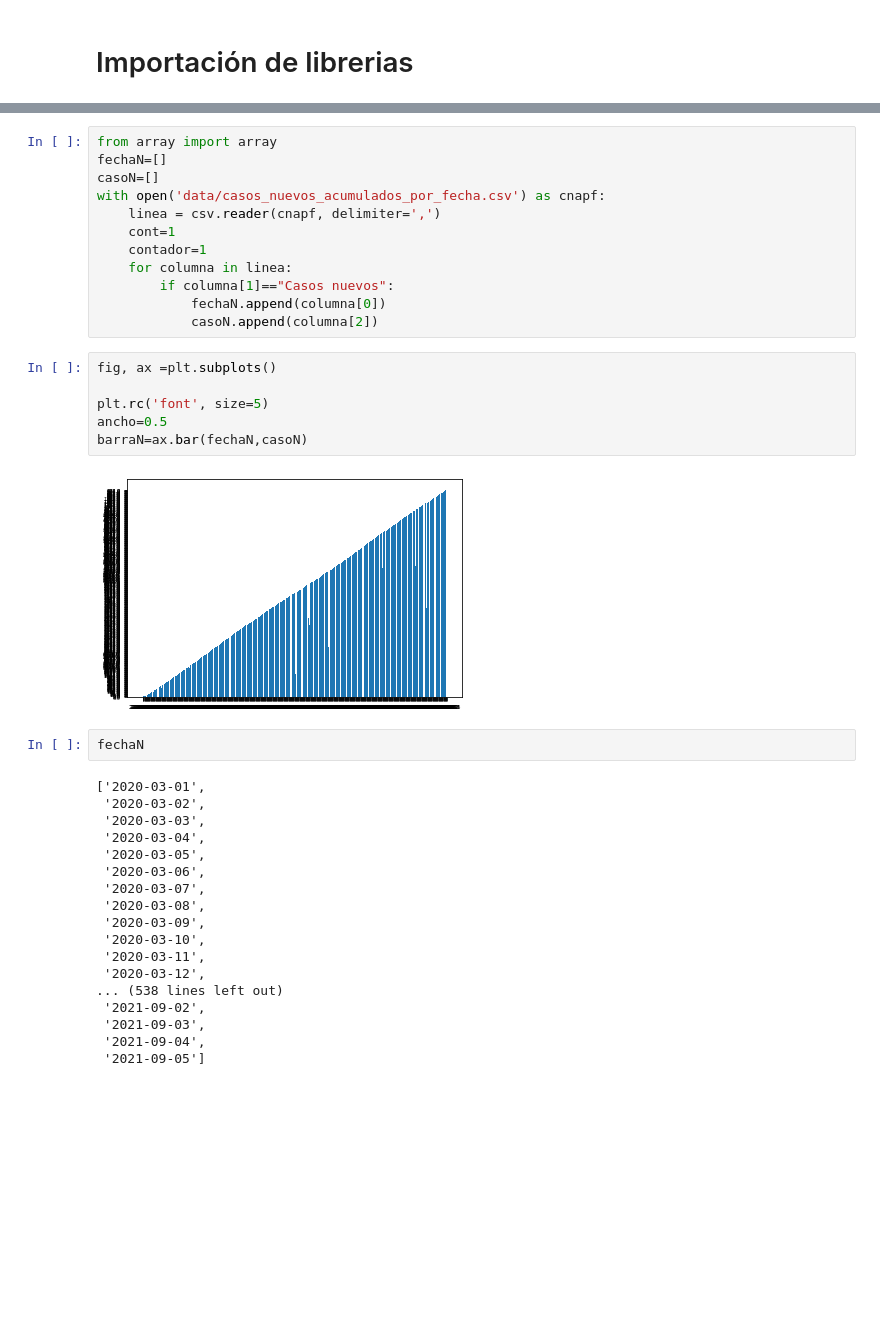
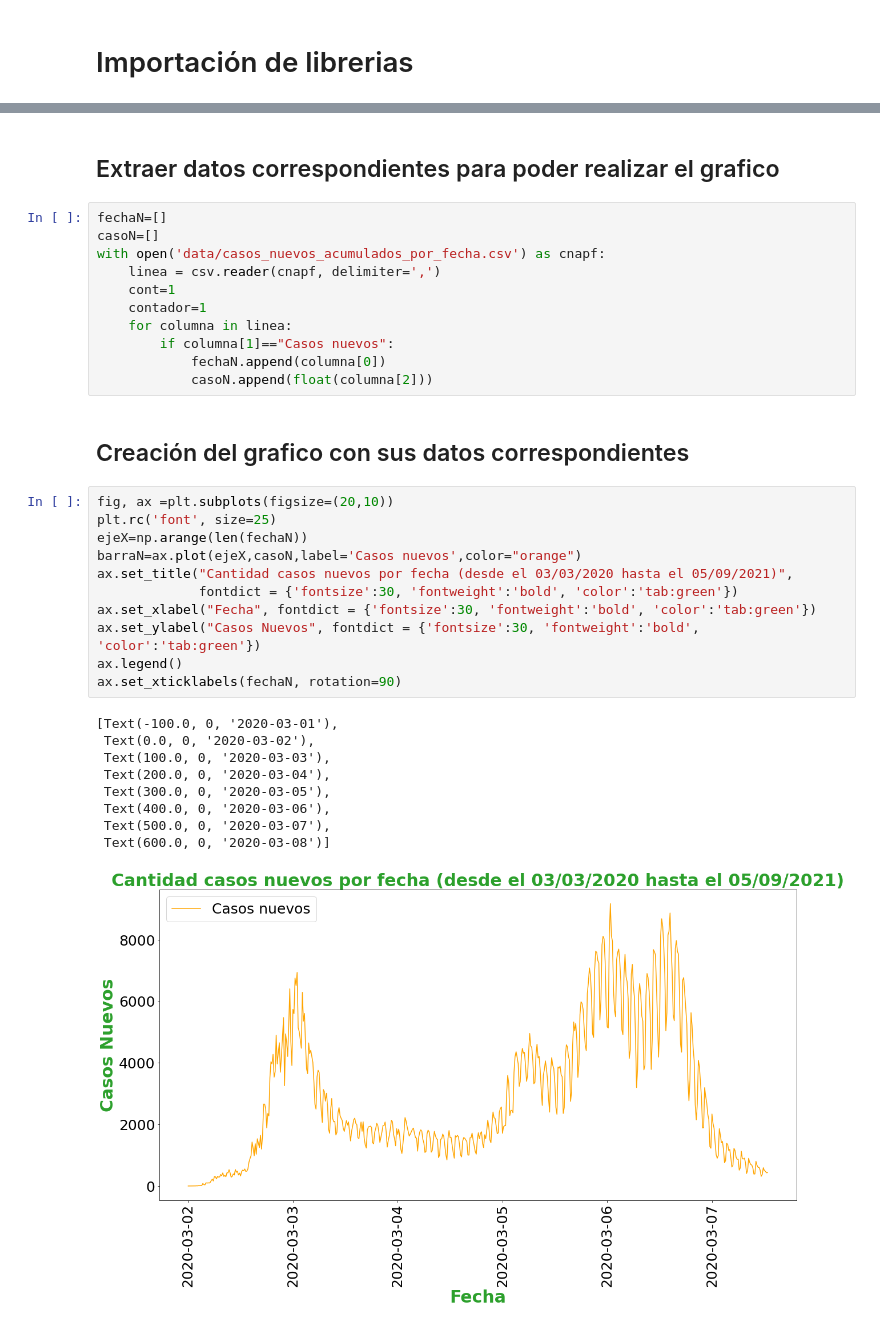
Before and after one commit to Br5n1ch4/gitrepos, a Jupyter notebook: E1/E1.ipynb, the cells around one changed output, grey strips where cells are left out. Saved outputs shown, nothing was run; the diff lists cells and outputs as text; blank space fills up the shorter version.

```diff
--- a/E1/E1.ipynb
+++ b/E1/E1.ipynb
@@ -18,5 +19,6 @@ import numpy as np
+# %% [markdown]
+## Extraer datos correspondientes para poder realizar el grafico
 # %%
-from array import array
 fechaN=[]
 casoN=[]
 with open('data/casos_nuevos_acumulados_por_fecha.csv') as cnapf:
@@ -26,32 +28,27 @@ with open('data/casos_nuevos_acumulados_por_fecha.csv') as cnapf:
     for columna in linea:
         if columna[1]=="Casos nuevos":
             fechaN.append(columna[0])
-            casoN.append(columna[2])
+            casoN.append(float(columna[2]))
-# %%
-fig, ax =plt.subplots()
-
-plt.rc('font', size=5)
-ancho=0.5
-barraN=ax.bar(fechaN,casoN)
-# %% [output]
-[figure, removed]
-# %%
-fechaN
-# %% [output]
-['2020-03-01',
- '2020-03-02',
- '2020-03-03',
- '2020-03-04',
- '2020-03-05',
- '2020-03-06',
- '2020-03-07',
- '2020-03-08',
- '2020-03-09',
- '2020-03-10',
- '2020-03-11',
- '2020-03-12',
-... (538 lines left out)
- '2021-09-02',
- '2021-09-03',
- '2021-09-04',
- '2021-09-05']
+# %% [markdown]
+## Creación del grafico con sus datos correspondientes
+# %%
+fig, ax =plt.subplots(figsize=(20,10))
+plt.rc('font', size=25)
+ejeX=np.arange(len(fechaN))
+barraN=ax.plot(ejeX,casoN,label='Casos nuevos',color="orange")
+ax.set_title("Cantidad casos nuevos por fecha (desde el 03/03/2020 hasta el 05/09/2021)",
+             fontdict = {'fontsize':30, 'fontweight':'bold', 'color':'tab:green'})
+ax.set_xlabel("Fecha", fontdict = {'fontsize':30, 'fontweight':'bold', 'color':'tab:green'})
+ax.set_ylabel("Casos Nuevos", fontdict = {'fontsize':30, 'fontweight':'bold', 'color':'tab:green'})
+ax.legend()
+ax.set_xticklabels(fechaN, rotation=90)
+# %% [output]
+[Text(-100.0, 0, '2020-03-01'),
+ Text(0.0, 0, '2020-03-02'),
+ Text(100.0, 0, '2020-03-03'),
+ Text(200.0, 0, '2020-03-04'),
+ Text(300.0, 0, '2020-03-05'),
+ Text(400.0, 0, '2020-03-06'),
+ Text(500.0, 0, '2020-03-07'),
+ Text(600.0, 0, '2020-03-08')]
+[figure, added]
```
Also changed, not shown: parts of 9 cells of this notebook, 1 other file.
